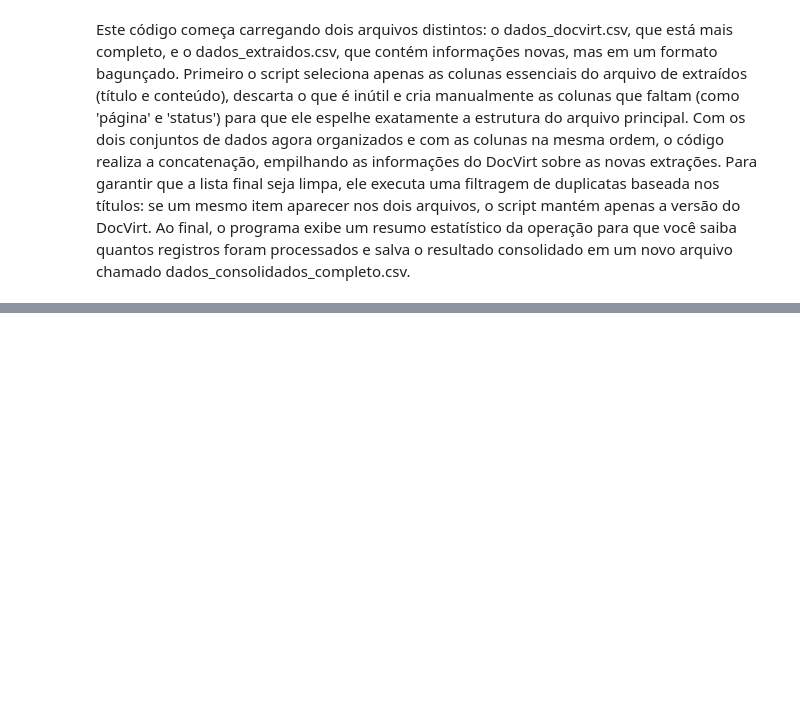
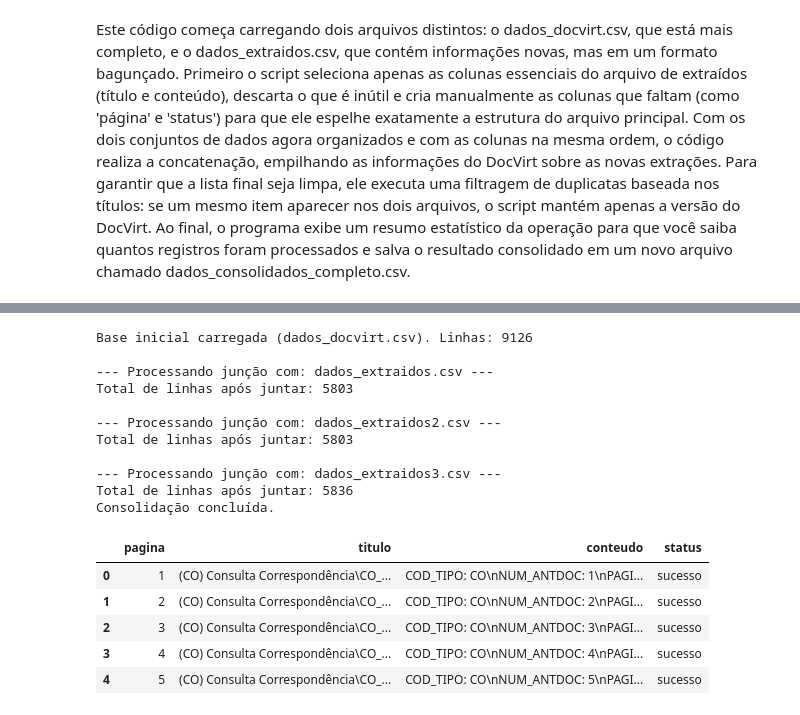
Before and after one commit to vrsmic/portinari-metadata, a Jupyter notebook: AV2.ipynb, the cells around one changed output, grey strips where cells are left out. Cells and saved outputs as stored; diff of their text form; code cells hidden in the pictures; blank space fills up the shorter version.

```diff
--- a/AV2.ipynb
+++ b/AV2.ipynb
@@ -85,0 +111,39 @@ Arquivo 'dados_consolidados_completo.csv' salvo com sucesso!
+# %%
+# Arquivo base original
+arquivo_base = 'dados_docvirt.csv'
+df_final = pd.read_csv(arquivo_base)
+print(f"Base inicial carregada ({arquivo_base}). Linhas: {len(df_final)}")
+
+# Lista de arquivos para adicionar sequencialmente
+arquivos_novos = [
+    'dados_extraidos.csv',
+    'dados_extraidos2.csv',
+    'dados_extraidos3.csv'
+]
+
+# Loop de processamento
+for arquivo in arquivos_novos:
+    df_final = processar_e_juntar(df_final, arquivo)
+
+# Salva um checkpoint consolidado (opcional, mas boa prática)
+df_final.to_csv('dados_consolidados_bruto.csv', index=False)
+print("Consolidação concluída.")
+display(df_final.head())
+# %% [output]
+Base inicial carregada (dados_docvirt.csv). Linhas: 9126
+
+--- Processando junção com: dados_extraidos.csv ---
+Total de linhas após juntar: 5803
+
+--- Processando junção com: dados_extraidos2.csv ---
+Total de linhas após juntar: 5803
+
+--- Processando junção com: dados_extraidos3.csv ---
+Total de linhas após juntar: 5836
+Consolidação concluída.
+|  | pagina | titulo | conteudo | status |
+| 0 | 1 | (CO) Consulta Correspondência\CO_... | COD_TIPO: CO\nNUM_ANTDOC: 1\nPAGI... | sucesso |
+| 1 | 2 | (CO) Consulta Correspondência\CO_... | COD_TIPO: CO\nNUM_ANTDOC: 2\nPAGI... | sucesso |
+| 2 | 3 | (CO) Consulta Correspondência\CO_... | COD_TIPO: CO\nNUM_ANTDOC: 3\nPAGI... | sucesso |
+| 3 | 4 | (CO) Consulta Correspondência\CO_... | COD_TIPO: CO\nNUM_ANTDOC: 4\nPAGI... | sucesso |
+| 4 | 5 | (CO) Consulta Correspondência\CO_... | COD_TIPO: CO\nNUM_ANTDOC: 5\nPAGI... | sucesso |
```
Also changed, not shown: parts of 24 cells of this notebook, 6 other files.
